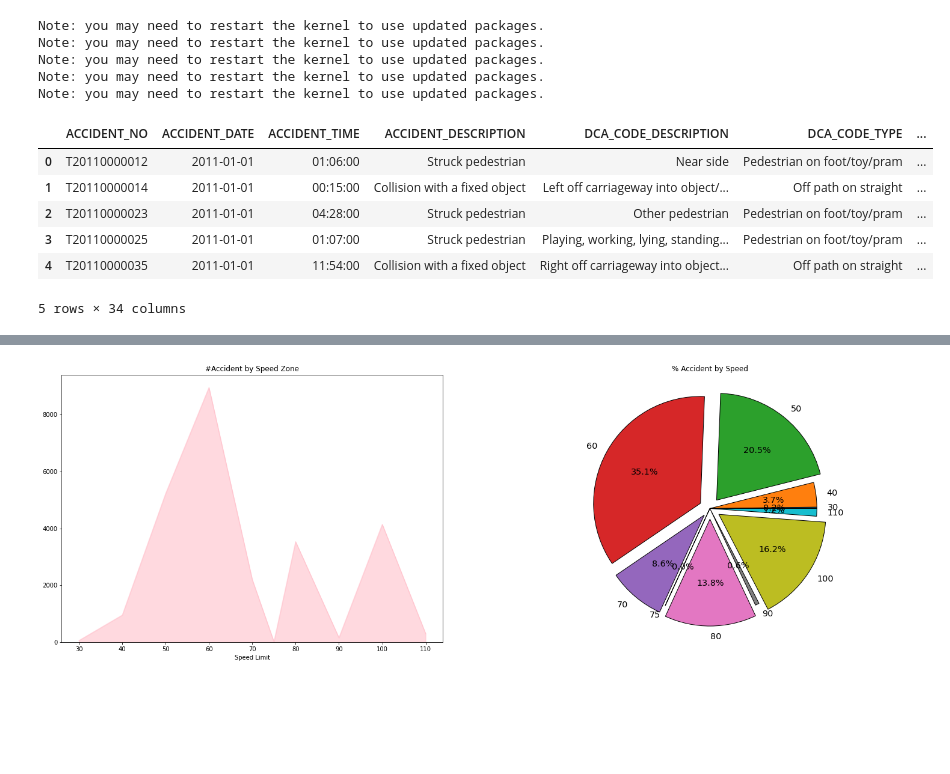
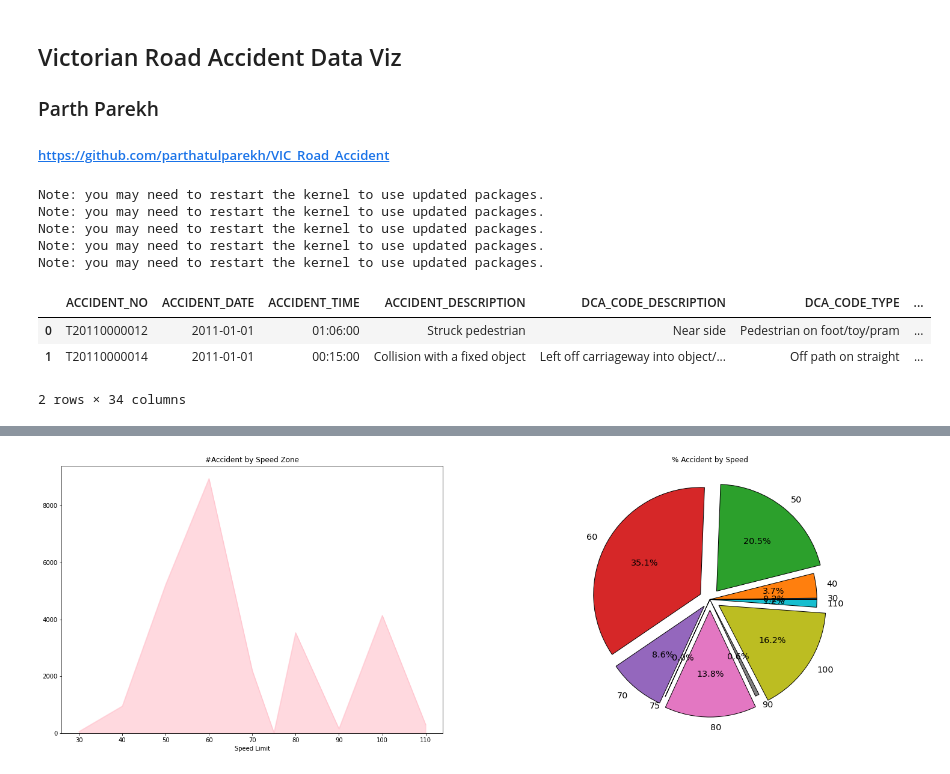
Before and after one commit to parthatulparekh/VIC_Road_Accident, a Jupyter notebook: Road_Accident.ipynb, the cells around one changed output, grey strips where cells are left out. Drawn from its saved outputs; the diff is of its cells as text; code cells hidden in the pictures; blank space fills up the shorter version.

```diff
--- a/Road_Accident.ipynb
+++ b/Road_Accident.ipynb
@@ -1,3 +1,7 @@
+# %% [markdown]
+## Victorian Road Accident Data Viz
+### Parth Parekh
+##### https://github.com/parthatulparekh/VIC_Road_Accident
 # %%
 %pip install openpyxl --quiet
 %pip install plotly --quiet
@@ -20,12 +21,9 @@ from datetime import datetime
 file_path = "Dataset A_BNE - Road Accident Data (1).xlsx"
 df = pd.read_excel(file_path, sheet_name=1)
 # %%
-df.head()
+df.head(2)
 # %% [output]
 |  | ACCIDENT_NO | ACCIDENT_DATE | ACCIDENT_TIME | ACCIDENT_DESCRIPTION | DCA_CODE_DESCRIPTION | DCA_CODE_TYPE | ... |
 | 0 | T20110000012 | 2011-01-01 | 01:06:00 | Struck pedestrian | Near side | Pedestrian on foot/toy/pram | ... |
 | 1 | T20110000014 | 2011-01-01 | 00:15:00 | Collision with a fixed object | Left off carriageway into object/... | Off path on straight | ... |
-| 2 | T20110000023 | 2011-01-01 | 04:28:00 | Struck pedestrian | Other pedestrian | Pedestrian on foot/toy/pram | ... |
-| 3 | T20110000025 | 2011-01-01 | 01:07:00 | Struck pedestrian | Playing, working, lying, standing... | Pedestrian on foot/toy/pram | ... |
-| 4 | T20110000035 | 2011-01-01 | 11:54:00 | Collision with a fixed object | Right off carriageway into object... | Off path on straight | ... |
-5 rows × 34 columns
+2 rows × 34 columns
```
Also changed, not shown: parts of 14 cells of this notebook.
